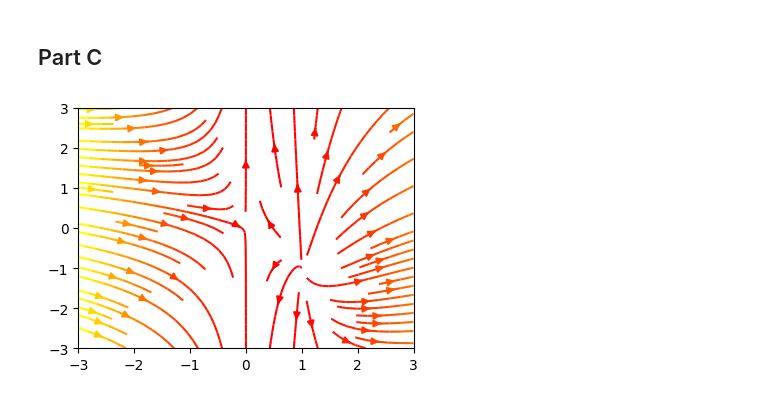
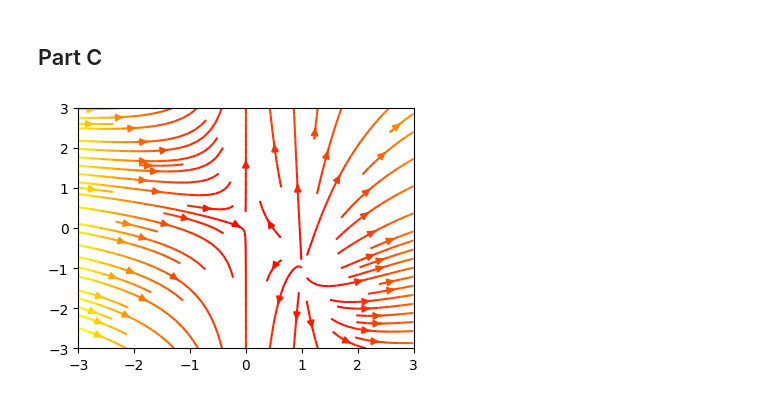
Before and after one commit to keith-murray/apc-571, a Jupyter notebook: homework/homework_2/problem_1/stream_plots.ipynb, the cells around one changed output. Cells and saved outputs as stored; diff of their text form; code cells hidden in the pictures.

```diff
--- a/homework/homework_2/problem_1/stream_plots.ipynb
+++ b/homework/homework_2/problem_1/stream_plots.ipynb
@@ -104,16 +122,16 @@ plt.show()
 # %%
 fig, axs = plt.subplots(1, 1, figsize=(4, 3),)
 
 w = 3
 Y, X = np.mgrid[-w:w:100j, -w:w:100j]
 U = -X + X**2
 V = X + Y
 speed = np.sqrt(U**2 + V**2)
 
-strm = axs.streamplot(X, Y, U, V, density=[0.5, 1], color=U, cmap='autumn')
+strm = axs.streamplot(X, Y, U, V, density=[0.5, 1], color=speed, cmap='autumn')
 
 plt.tight_layout()
 plt.savefig('./figures/problem_1_c.png')
 plt.show()
 # %% [output]
-[figure, old version]
+[figure, new version]
```
Also changed, not shown: parts of 2 cells of this notebook, 36 other files.
